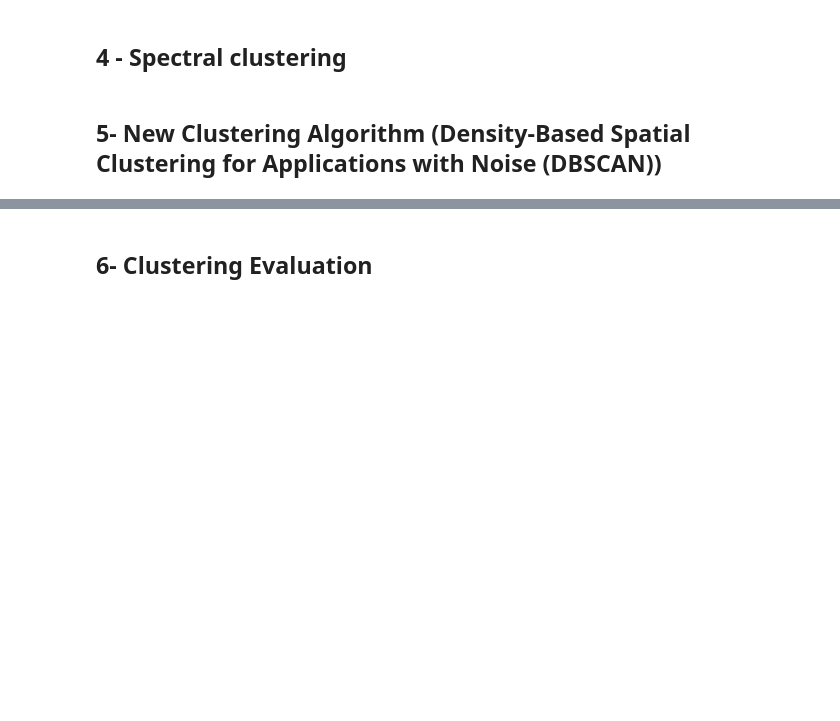
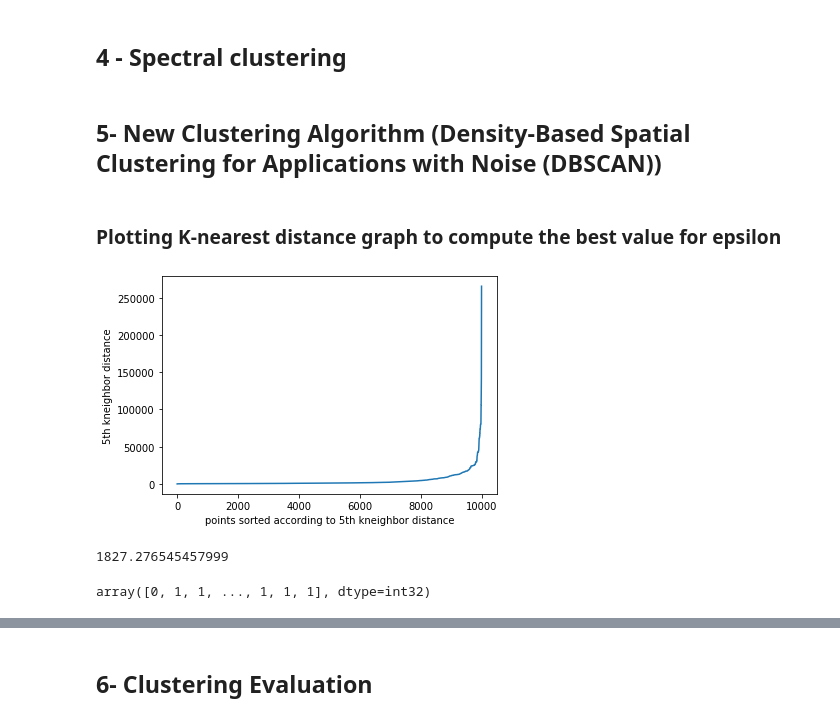
Before and after one commit to Basel-byte/Network-Anomaly-Detection, a Jupyter notebook: Pr_Assignment_2.ipynb, the cells around one changed output, grey strips where cells are left out. Drawn from its saved outputs; the diff is of its cells as text; code cells hidden in the pictures; blank space fills up the shorter version.

Commit message:
plotted k-nearest distance graph

```diff
--- a/Pr_Assignment_2.ipynb
+++ b/Pr_Assignment_2.ipynb
@@ -164,11 +166,31 @@ def expand_cluster(D, point, neighbor_indices, clusters, visited, assignments, t
         neighbor_indices.extend(neighbors_of_neighbor)
     if assignments[neighbor_index] == 0:
       assignments[neighbor_index] = clusters
+# %% [markdown]
+### Plotting K-nearest distance graph to compute the best value for epsilon
+# %%
+slice = 10000
+data = np.array(data_without_labels[:slice])
+distances = pairwise_distances(data)
+k_nearest_distances = distances[:, 4]
+k_nearest_distances = np.sort(k_nearest_distances)
+x = np.arange(0, slice);
+plt.plot(x, k_nearest_distances)
+plt.xlabel("points sorted according to 5th kneighbor distance")
+plt.ylabel("5th kneighbor distance")
+plt.show()
+np.average(k_nearest_distances[:9000])
+# %% [output]
+[figure, added]
+1827.276545457999
 # %%
 # points = [[0, 0], [0, 1], [0, 2], [0, 3]]
 # tree = KDTree(points)
 # neighbor_indices = nearby_points_indices(np.array(points), points[0], 0, tree)
 # neighbor_indices
-# print(DBSCAN(np.array(points), 1, 1))
-pred_labels = DBSCAN(data_without_labels, epsilon=0.2*(10**12), min_points=4)
+# print(DBSCAN(np.array(points), 1, 2))
+print()
+pred_labels = DBSCAN(data, epsilon=1820, min_points=42)
 pred_labels
+# %% [output]
+array([0, 1, 1, ..., 1, 1, 1], dtype=int32)
```
Also changed, not shown: parts of 3 cells of this notebook.
